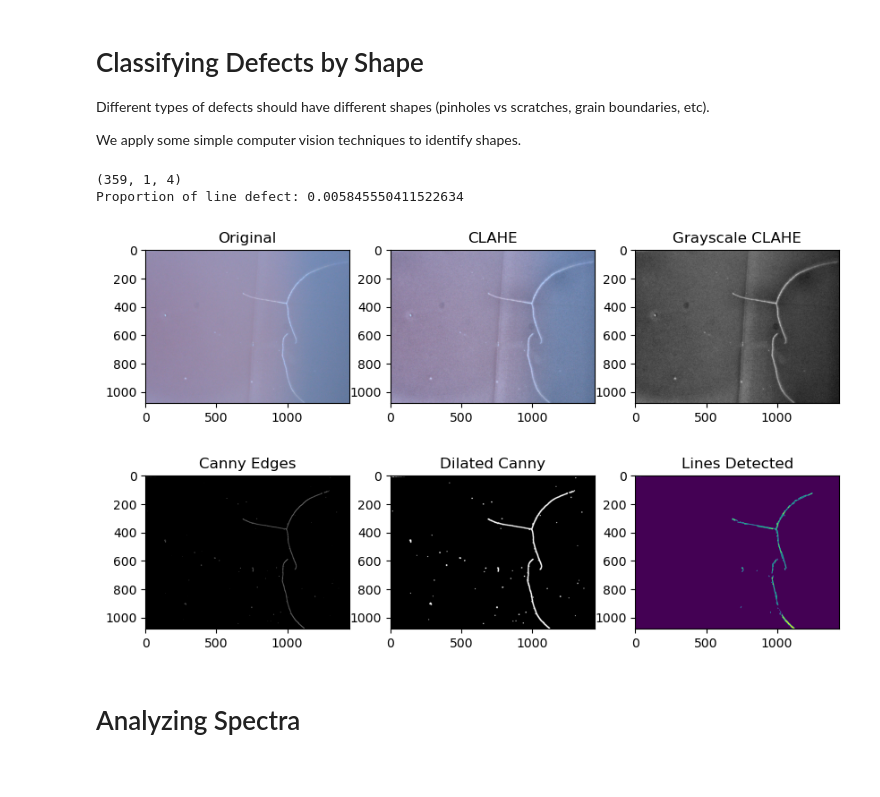
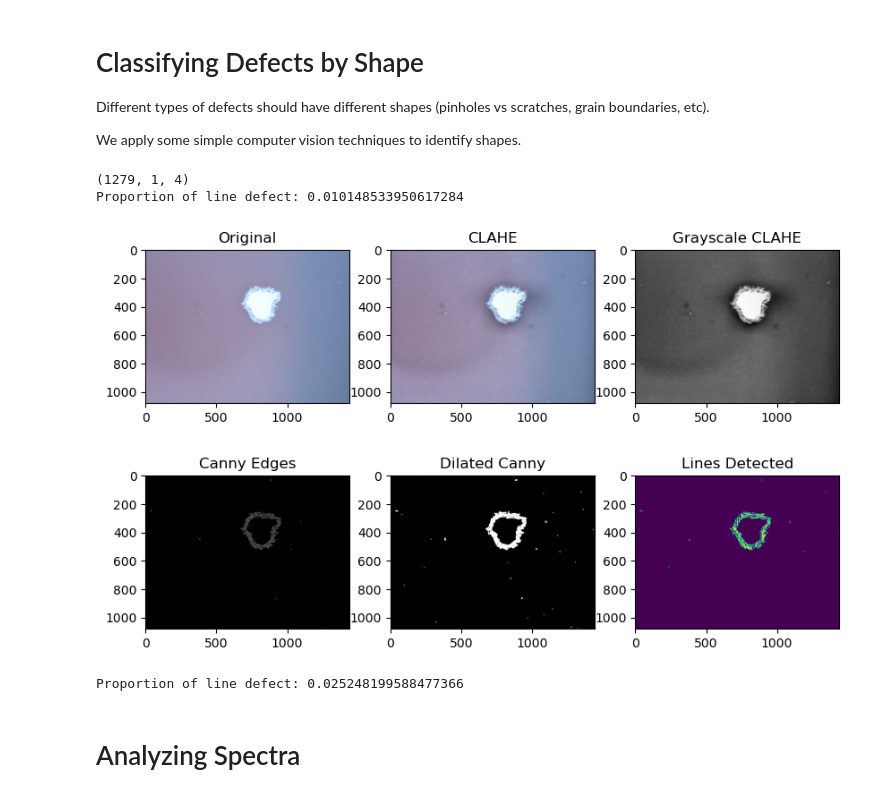
Before and after one commit to fenning-research-group/PASCAL_TrainView, a Jupyter notebook: analysis.ipynb, the cells around one changed output. Saved outputs shown, nothing was run; the diff lists cells and outputs as text; code cells hidden in the pictures.

Commit message:
create line_defect_p metric

```diff
--- a/analysis.ipynb
+++ b/analysis.ipynb
@@ -129,7 +129,7 @@ plimg_0 shape: (1080, 1440, 3)
 # plot images
 
 fig, ax = plt.subplots(1,3, figsize=(16,10))
-i=26
+i=0
 
 ax[0].imshow(rawdf['df_0'][i][:,:,0], cmap='gray')
 ax[1].imshow(rawdf['bf_0'][i])
@@ -388,52 +385,90 @@ lines = np.random.default_rng().choice(lines, int(len(lines)*p_keep), replace=Fa
 img = np.zeros(gray.shape)
 for r_theta in lines:
     arr = np.array(r_theta[0], dtype=np.int32)
     x1, y1, x2, y2 = arr
 
     # cv.line draws a line in img from the point(x1,y1) to (x2,y2).
     # (255,255,255) denotes the colour of the line to be drawn
     cv2.line(img, (x1, y1), (x2, y2), (255, 255, 255), 2)
 
 # now plot
 fig, ax = plt.subplots(2,3, figsize=(10,6))
 
 ax[0,0].set_title('Original')
 ax[0,0].imshow(cv2.cvtColor(bf_img, cv2.COLOR_BGR2RGB))
 
 ax[0,1].set_title('CLAHE')
 ax[0,1].imshow(cv2.cvtColor(enhanced_img, cv2.COLOR_BGR2RGB))
 
 ax[0,2].set_title('Grayscale CLAHE')
 ax[0,2].imshow(gray, cmap='gray')
 
 ax[1,0].set_title('Canny Edges')
 ax[1,0].imshow(edges, cmap='gray')
 
 ax[1,1].set_title('Dilated Canny')
 ax[1,1].imshow(edges_dilated, cmap='gray')
 
 ax[1,2].set_title('Lines Detected')
 ax[1,2].imshow(img)
-
-# if a pixel in img contains a line, it is white (255)
-# otherwise, it is black (0)
-# thus, here's a simple metric for how much of the image is taken up by line defects
-def line_defect_p(img):
-    '''
-    Parameters:
-    img: a 1-channel numpy array (grayscale) where values are 0-255.
-    255 represents a pixel with a line, 0 represents a
-
-    Returns:
-    a float, representing the proportion of the image area taken up by the line defect
-    '''
-    return img.sum()/img.size/255
-
-print(f'Proportion of line defect: {line_defect_p(img)}')
 # %% [output]
-(359, 1, 4)
-Proportion of line defect: 0.005845550411522634
+(1279, 1, 4)
+Proportion of line defect: 0.010148533950617284
-[figure, old version]
+[figure, new version]
+# %%
+# this function basically does all the stuff done in the above cell and computes a metric
+# the parameters for edge detection are NOT finalized, will need tuning
+# if a pixel in img contains a line, it is white (255)
+# otherwise, it is black (0)
+# thus, here's a simple metric for how much of the image is taken up by line defects
+def line_defect_p(img):
+    '''
+    Parameters:
+    img: a 3-channel RGB image
+
+    Returns:
+    a float, representing the proportion of the image area taken up by lines
+    '''
+
+    # NOTE: this currently does not discriminate between lines and splotches (which are shaped as round-ish fractals)
+    # will need to fix up to only select lines
+
+    # if image channels were in float format [0,1], then
+    # convert image channels to uint8 format [0,255]
+    img = cv2.normalize(img, None, 0, 255, cv2.NORM_MINMAX, cv2.CV_8U)
+    img = cv2.cvtColor(img, cv2.COLOR_RGB2BGR) # then convert to BGR colorspace for opencv operations
+    gray = cv2.cvtColor(img, cv2.COLOR_BGR2GRAY) # convert brightfield image to grayscale
+
+    # apply canny edge detection
+    edges = cv2.Canny(gray, 40, 60, apertureSize=3)
+    edges_dilated = cv2.dilate(edges, np.ones((5,5), np.uint8), iterations=1) # dilate to expand the edges and connect lines
+
+    # apply hough lines transform to find lines
+    # may need to tune resolution and threshold parameters
+    lines = cv2.HoughLinesP(edges_dilated, 2, np.pi/180 * 4, 100)
+    if lines is None:
+        lines = np.zeros(0)
+
+    # try randomly "dropping out" a subset of the lines
+    # ideally this
+    p_keep=0.4
+    lines = np.random.default_rng().choice(lines, int(len(lines)*p_keep), replace=False)
+
+    # now visualize the lines
+    img = np.zeros(gray.shape)
+    for r_theta in lines:
+        arr = np.array(r_theta[0], dtype=np.int32)
+        x1, y1, x2, y2 = arr
+
+        # cv.line draws a line in img from the point(x1,y1) to (x2,y2).
+        # (255,255,255) denotes the colour of the line to be drawn
+        cv2.line(img, (x1, y1), (x2, y2), (255, 255, 255), 2)
+
+    return img.sum()/img.size/255
+
+print(f'Proportion of line defect: {line_defect_p( rawdf["bf_0"][i] )}')
+# %% [output]
+Proportion of line defect: 0.025248199588477366
 # %% [markdown]
 # Analyzing Spectra
 # %%
```
Also changed, not shown: parts of 5 cells of this notebook.
